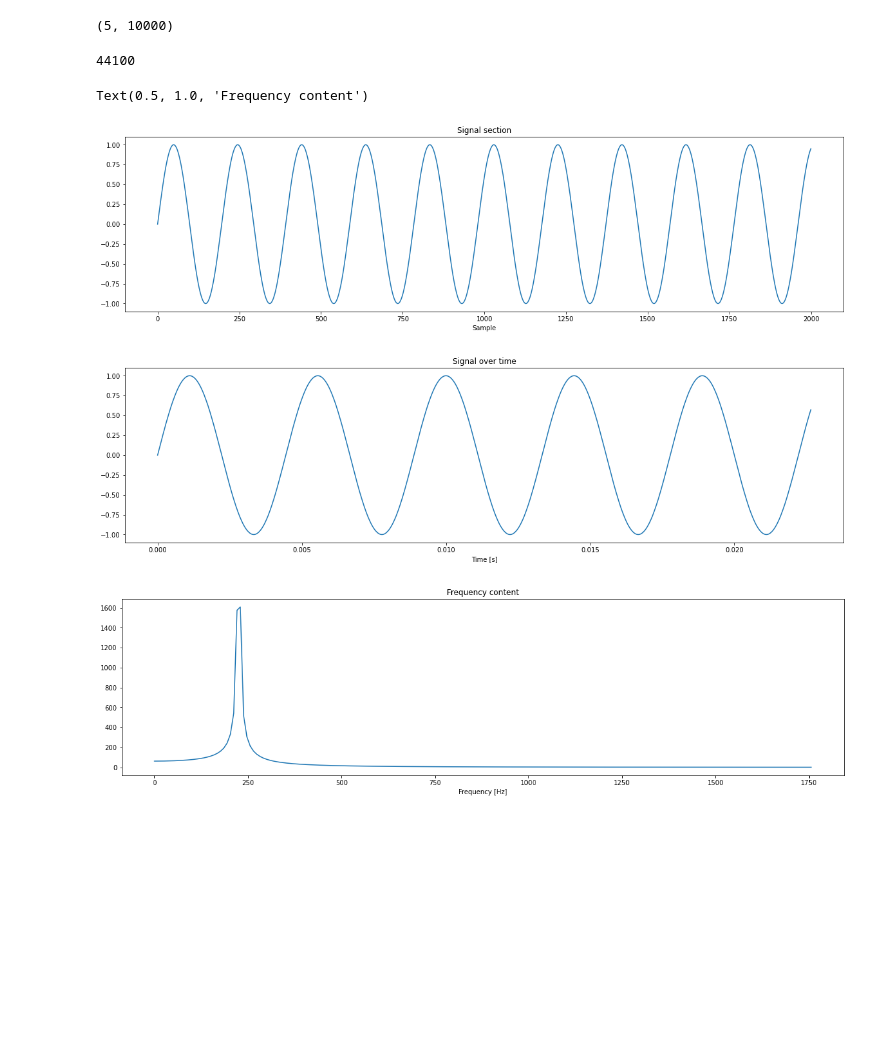
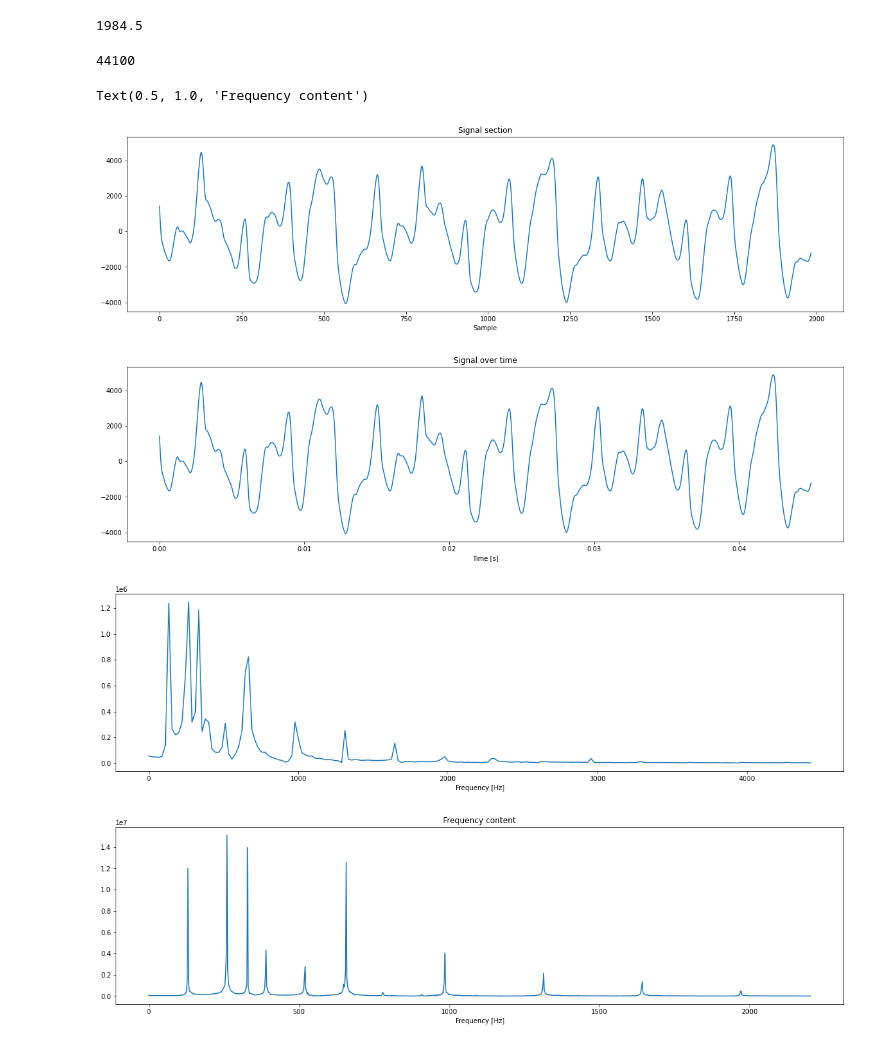
Before and after one commit to dthemg/PEARLS, a Jupyter notebook: view_results.ipynb, the cells around one changed output. Saved outputs shown, nothing was run; the diff lists cells and outputs as text; code cells hidden in the pictures; blank space fills up the shorter version.

```diff
--- a/view_results.ipynb
+++ b/view_results.ipynb
@@ -18,40 +18,49 @@ with open(os.path.join("results", "input_settings.json"), "r") as f:
     settings = json.load(f)
 
 fs = settings["sampling_frequency"]
-# %%
-settings
-S.shape
-# %% [output]
-(5, 10000)
+# %%
+settings
+45 * 1e-3 * 44100
+# %% [output]
+1984.5
 # %%
 fs
 # %% [output]
 44100
 # %%
-L = 1000
+ms_for_pitch = 45
+L = int(ms_for_pitch * 1e-3 * 44100)
 
 plt.figure(figsize=(20, 5))
-plt.plot(d[:2000])
+plt.plot(d[:L])
 plt.xlabel("Sample")
 plt.title("Signal section")
 
 plt.figure(figsize=(20,5))
 plt.plot(np.arange(L)/fs, d[:L])
 plt.xlabel('Time [s]')
 plt.title("Signal over time")
 
 plt.figure(figsize=(20,5))
-fs_ax = np.linspace(0, fs, num=len(d)//2)
-ys = abs(np.fft.fft(d[:len(d)//2]))
+fs_ax = np.linspace(0, fs, num=L)
+ys = abs(np.fft.fft(d[:L]))
 stop = 200
 plt.plot(fs_ax[:stop], ys[:stop])
 plt.xlabel("Frequency [Hz]")
+
+plt.figure(figsize=(20,5))
+fs_ax = np.linspace(0, fs, num=len(d)//2)
+ys = abs(np.fft.fft(d[:len(d)//2]))
+stop = 1000
+plt.plot(fs_ax[:stop], ys[:stop])
+plt.xlabel("Frequency [Hz]")
 plt.title("Frequency content")
 # %% [output]
 Text(0.5, 1.0, 'Frequency content')
-[figure, old version]
+[figure, new version]
-[figure, old version]
+[figure, new version]
-[figure, old version]
+[figure, new version]
+[figure, added]
 # %%
 plt.plot(P.T)
 # %% [output]
```
Also changed, not shown: parts of 5 cells of this notebook, 2 other files.
